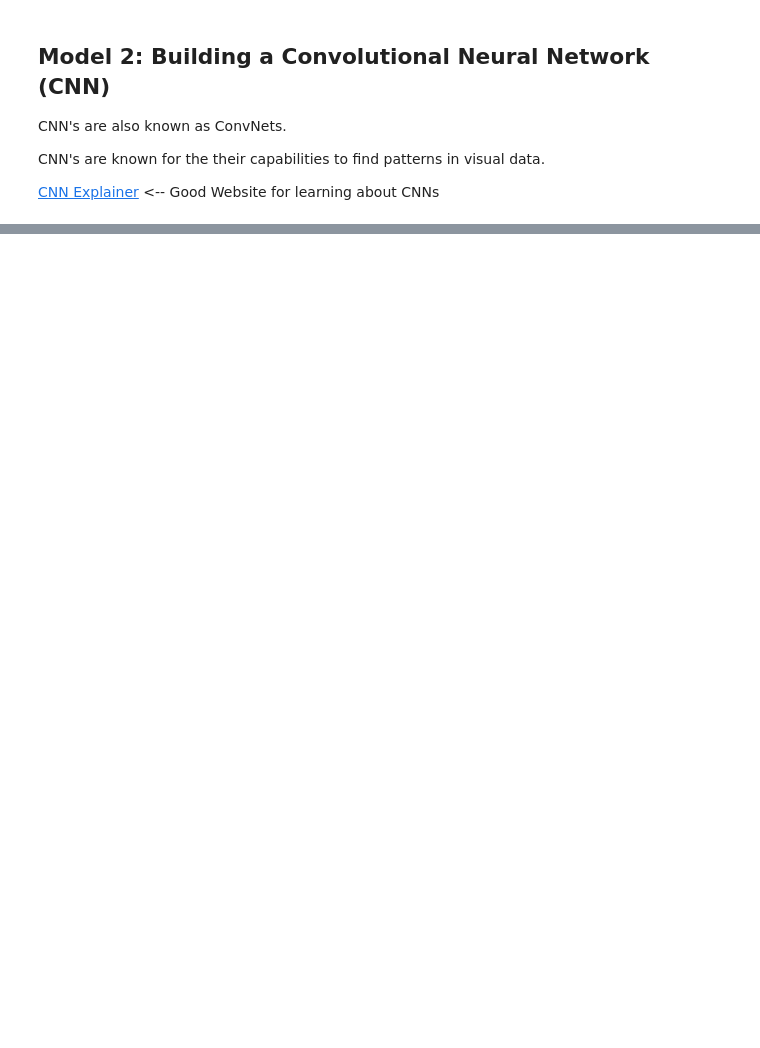
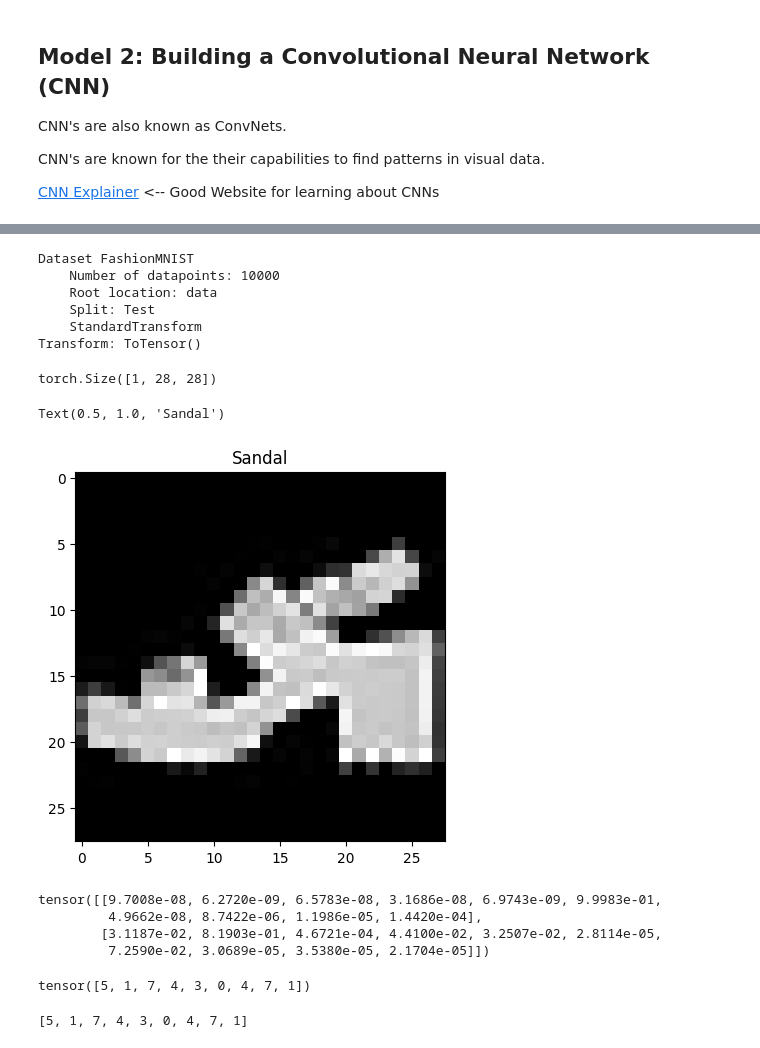
Before and after one commit to AustinN-Tech/AI-ML_Learning_Process_and_Notes, a Jupyter notebook: Pytorch_Notes/PyTorch_03.ipynb, the cells around one changed output, grey strips where cells are left out. Cells and saved outputs as stored; diff of their text form; code cells hidden in the pictures; blank space fills up the shorter version.

```diff
--- a/Pytorch_Notes/PyTorch_03.ipynb
+++ b/Pytorch_Notes/PyTorch_03.ipynb
@@ -780,0 +1152,50 @@ CNN's are known for the their capabilities to find patterns in visual data.
+# %%
+test_data
+# %% [output]
+Dataset FashionMNIST
+    Number of datapoints: 10000
+    Root location: data
+    Split: Test
+    StandardTransform
+Transform: ToTensor()
+# %%
+import random
+random.seed(42)
+test_samples = []
+test_labels = []
+for sample, label in random.sample(list(test_data), k=9):
+  test_samples.append(sample)
+  test_labels.append(label)
+
+# View the first sample shape
+test_samples[0].shape
+# %% [output]
+torch.Size([1, 28, 28])
+# %%
+plt.imshow(test_samples[0].squeeze(0), cmap="gray")
+plt.title(class_names[test_labels[0]])
+# %% [output]
+Text(0.5, 1.0, 'Sandal')
+[figure, added]
+# %%
+# Make predictions
+pred_probs = make_predictions(model=model_2,
+                              data=test_samples)
+
+# View first two prediction probabilities
+pred_probs[:2]
+# %% [output]
+tensor([[9.7008e-08, 6.2720e-09, 6.5783e-08, 3.1686e-08, 6.9743e-09, 9.9983e-01,
+         4.9662e-08, 8.7422e-06, 1.1986e-05, 1.4420e-04],
+        [3.1187e-02, 8.1903e-01, 4.6721e-04, 4.4100e-02, 3.2507e-02, 2.8114e-05,
+         7.2590e-02, 3.0689e-05, 3.5380e-05, 2.1704e-05]])
+# %%
+# Convert prediction probabilties to labels
+pred_classes = pred_probs.argmax(dim=1)
+pred_classes
+# %% [output]
+tensor([5, 1, 7, 4, 3, 0, 4, 7, 1])
+# %%
+test_labels
+# %% [output]
+[5, 1, 7, 4, 3, 0, 4, 7, 1]
```
Also changed, not shown: parts of 34 cells of this notebook.
